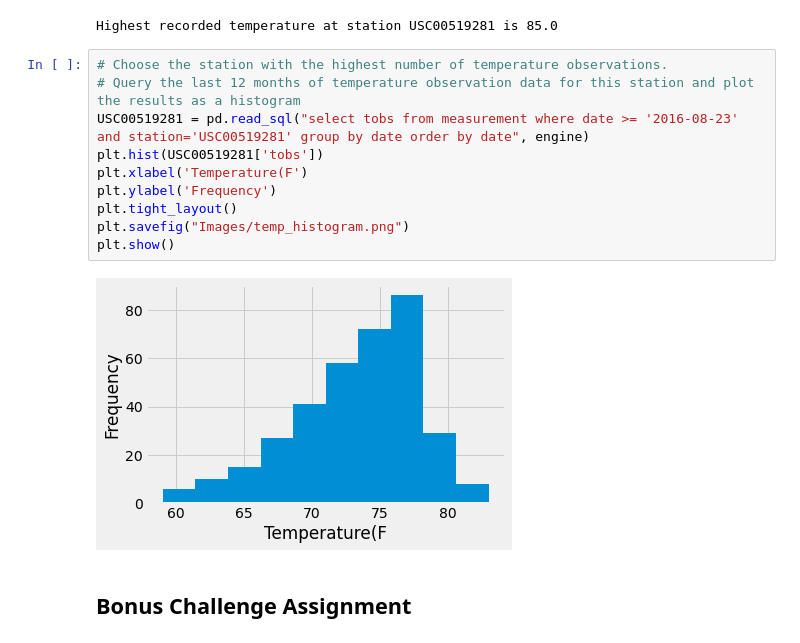
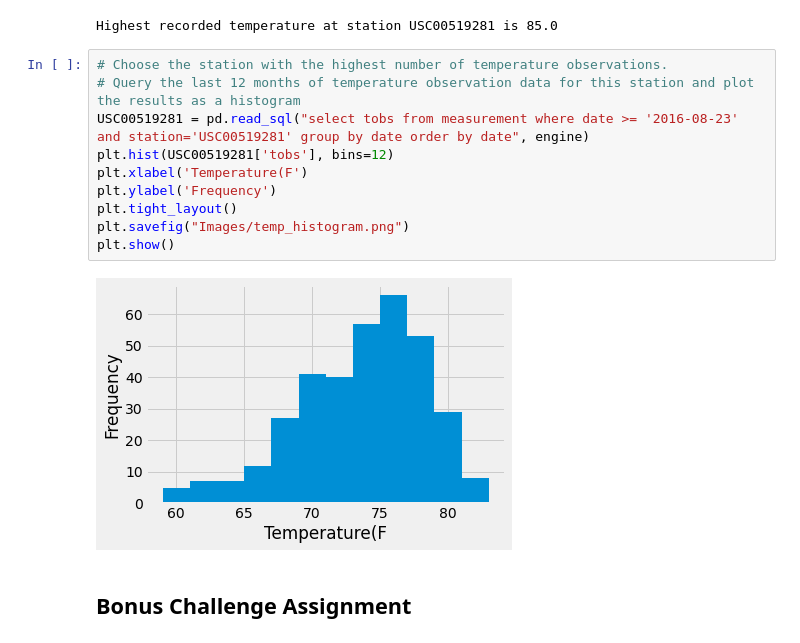
Before and after one commit to potterc22/sqlalchemy-challenge, a Jupyter notebook: climate_starter.ipynb, the cells around one changed output. Cells and saved outputs as stored; diff of their text form.

Commit message:
Added bins to histogram/updated readme

```diff
--- a/climate_starter.ipynb
+++ b/climate_starter.ipynb
@@ -147,15 +147,15 @@ Highest recorded temperature at station USC00519281 is 85.0
 # %%
 # Choose the station with the highest number of temperature observations.
 # Query the last 12 months of temperature observation data for this station and plot the results as a histogram
 USC00519281 = pd.read_sql("select tobs from measurement where date >= '2016-08-23' and station='USC00519281' group by date order by date", engine)
-plt.hist(USC00519281['tobs'])
+plt.hist(USC00519281['tobs'], bins=12)
 plt.xlabel('Temperature(F')
 plt.ylabel('Frequency')
 plt.tight_layout()
 plt.savefig("Images/temp_histogram.png")
 plt.show()
 # %% [output]
-[figure, old version]
+[figure, new version]
 # %% [markdown]
 ## Bonus Challenge Assignment
 # %%
```
Also changed, not shown: 2 other files.
